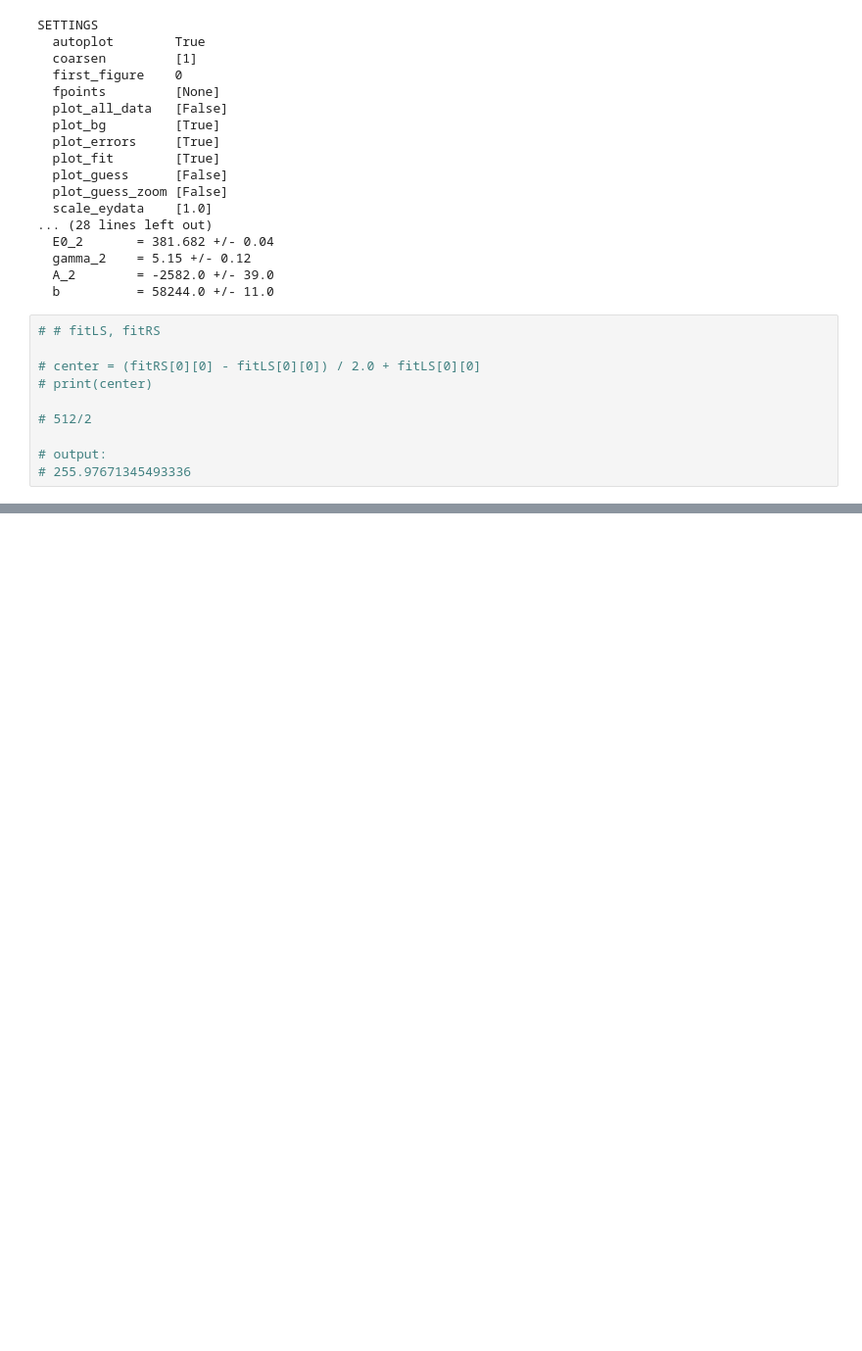
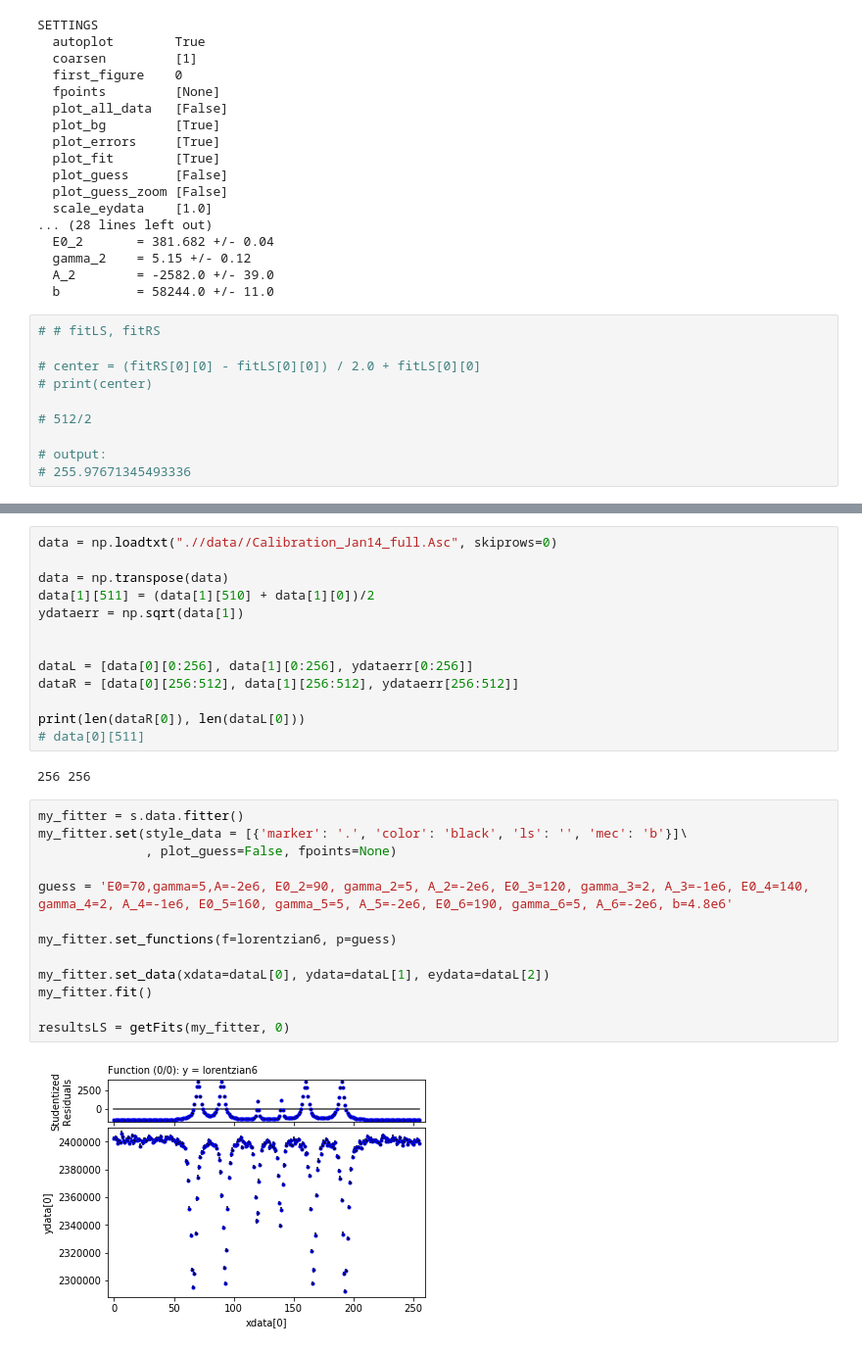
Before and after one commit to eklem1/ModernLab, a Jupyter notebook: foldingFunct.ipynb, the cells around one changed output, grey strips where cells are left out. Shown at 98% size. Saved outputs shown, nothing was run; the diff lists cells and outputs as text; blank space fills up the shorter version.

```diff
--- a/foldingFunct.ipynb
+++ b/foldingFunct.ipynb
@@ -177,0 +186,30 @@ SETTINGS
+# %%
+data = np.loadtxt(".//data//Calibration_Jan14_full.Asc", skiprows=0)
+
+data = np.transpose(data)
+data[1][511] = (data[1][510] + data[1][0])/2
+ydataerr = np.sqrt(data[1])
+
+
+dataL = [data[0][0:256], data[1][0:256], ydataerr[0:256]]
+dataR = [data[0][256:512], data[1][256:512], ydataerr[256:512]]
+
+print(len(dataR[0]), len(dataL[0]))
+# data[0][511]
+# %% [output]
+256 256
+# %%
+my_fitter = s.data.fitter()
+my_fitter.set(style_data = [{'marker': '.', 'color': 'black', 'ls': '', 'mec': 'b'}]\
+              , plot_guess=False, fpoints=None)
+
+guess = 'E0=70,gamma=5,A=-2e6, E0_2=90, gamma_2=5, A_2=-2e6, E0_3=120, gamma_3=2, A_3=-1e6, E0_4=140, gamma_4=2, A_4=-1e6, E0_5=160, gamma_5=5, A_5=-2e6, E0_6=190, gamma_6=5, A_6=-2e6, b=4.8e6'
+
+my_fitter.set_functions(f=lorentzian6, p=guess)
+
+my_fitter.set_data(xdata=dataL[0], ydata=dataL[1], eydata=dataL[2])
+my_fitter.fit()
+
+resultsLS = getFits(my_fitter, 0)
+# %% [output]
+[figure, added]
```
Also changed, not shown: parts of 10 cells of this notebook, 2 other files.
